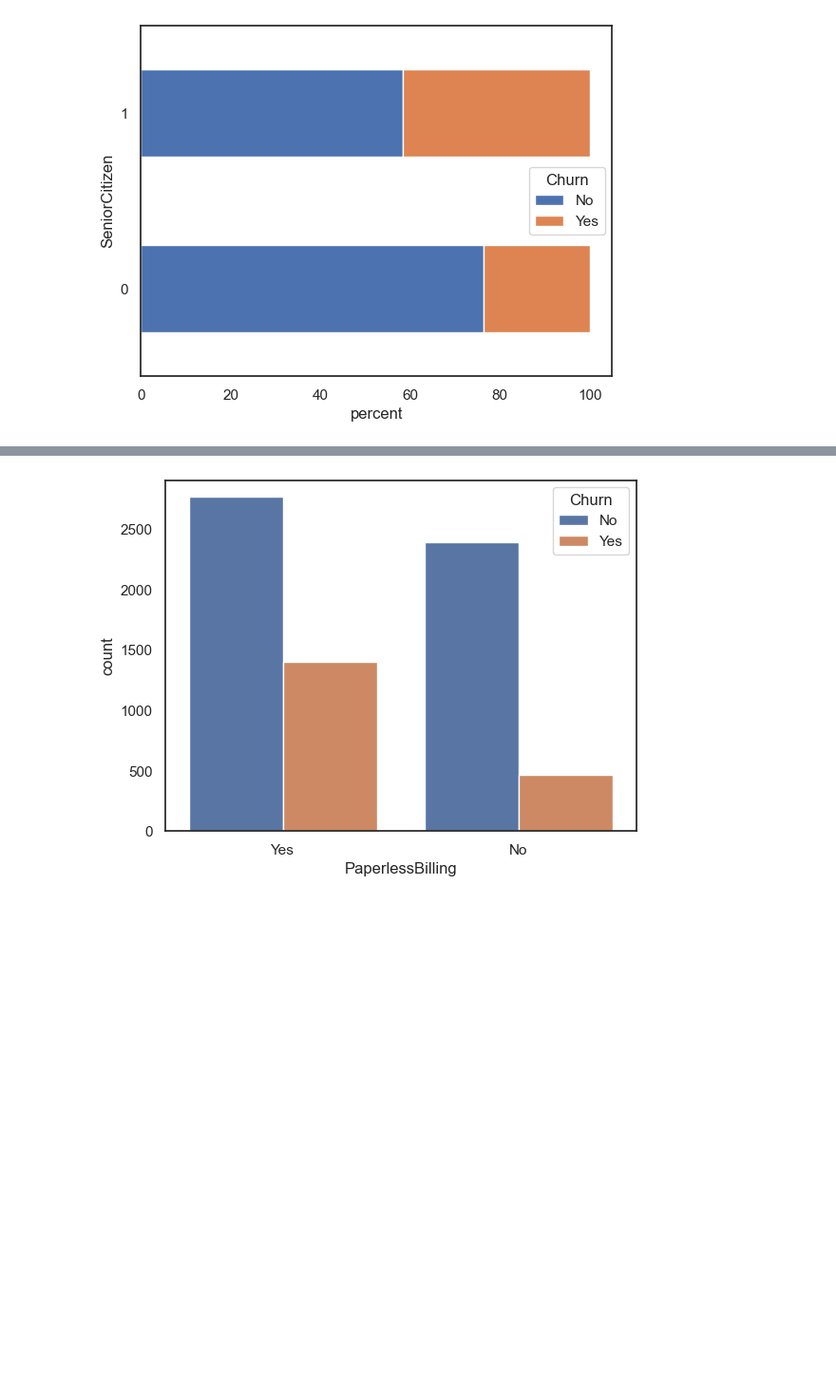
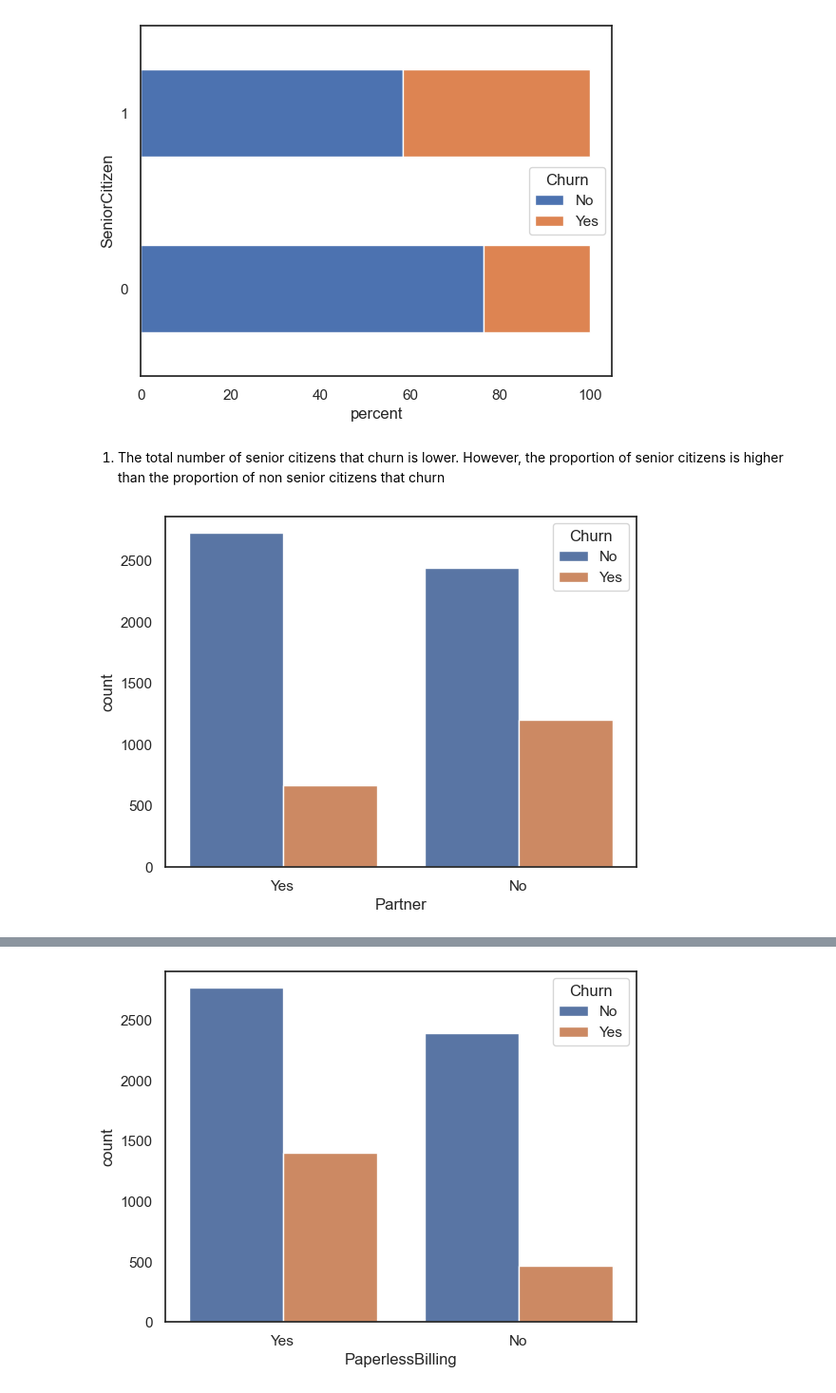
Before and after one commit to yash-jain7/Customer-Churn-Prediction, a Jupyter notebook: churn_prediction.ipynb, the cells around one changed output, grey strips where cells are left out. Shown at 95% size. Cells and saved outputs as stored; diff of their text form; code cells hidden in the pictures; blank space fills up the shorter version.

```diff
--- a/churn_prediction.ipynb
+++ b/churn_prediction.ipynb
@@ -97,3 +121,10 @@ plt.show()
 stacked_graph(data, 'SeniorCitizen')
 # %% [output]
 [figure]
+# %% [markdown]
+1. The total number of senior citizens that churn is lower. However, the proportion of senior citizens is higher than the proportion of non senior citizens that churn
+# %%
+sns.countplot(x = data['Partner'], hue = data['Churn'])
+plt.show()
+# %% [output]
+[figure, added]
```
Also changed, not shown: parts of 30 cells of this notebook.
